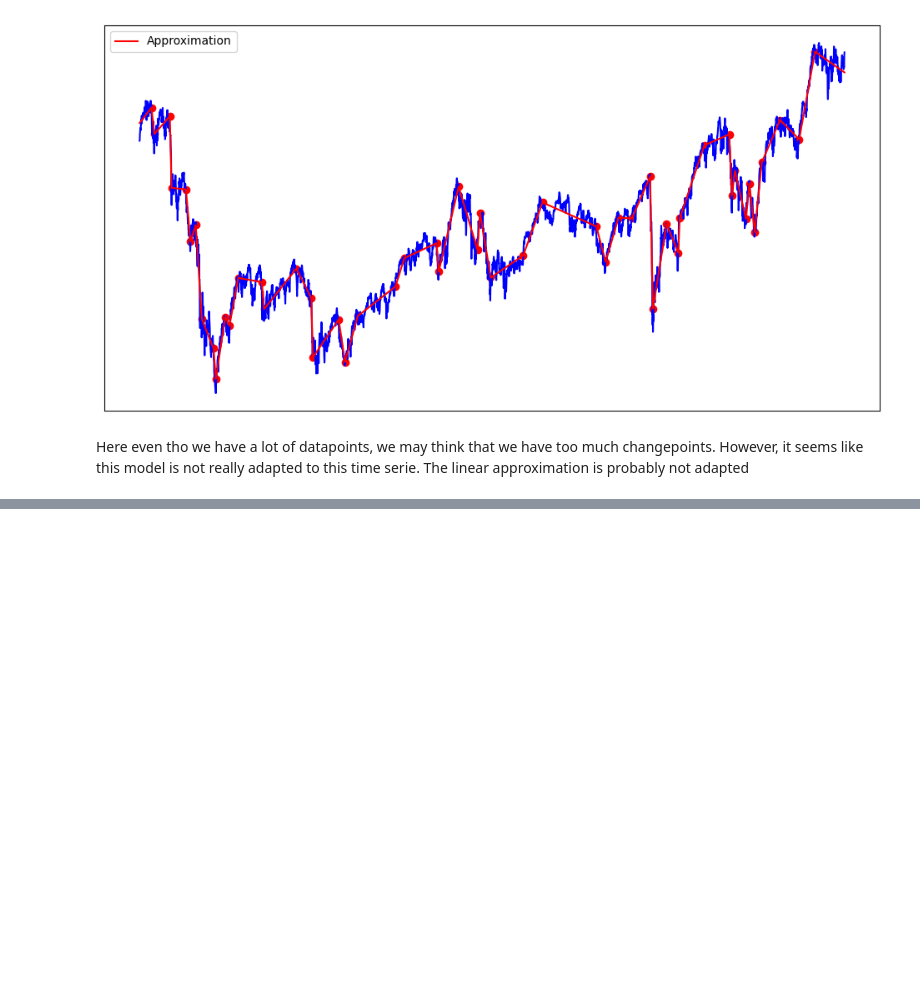
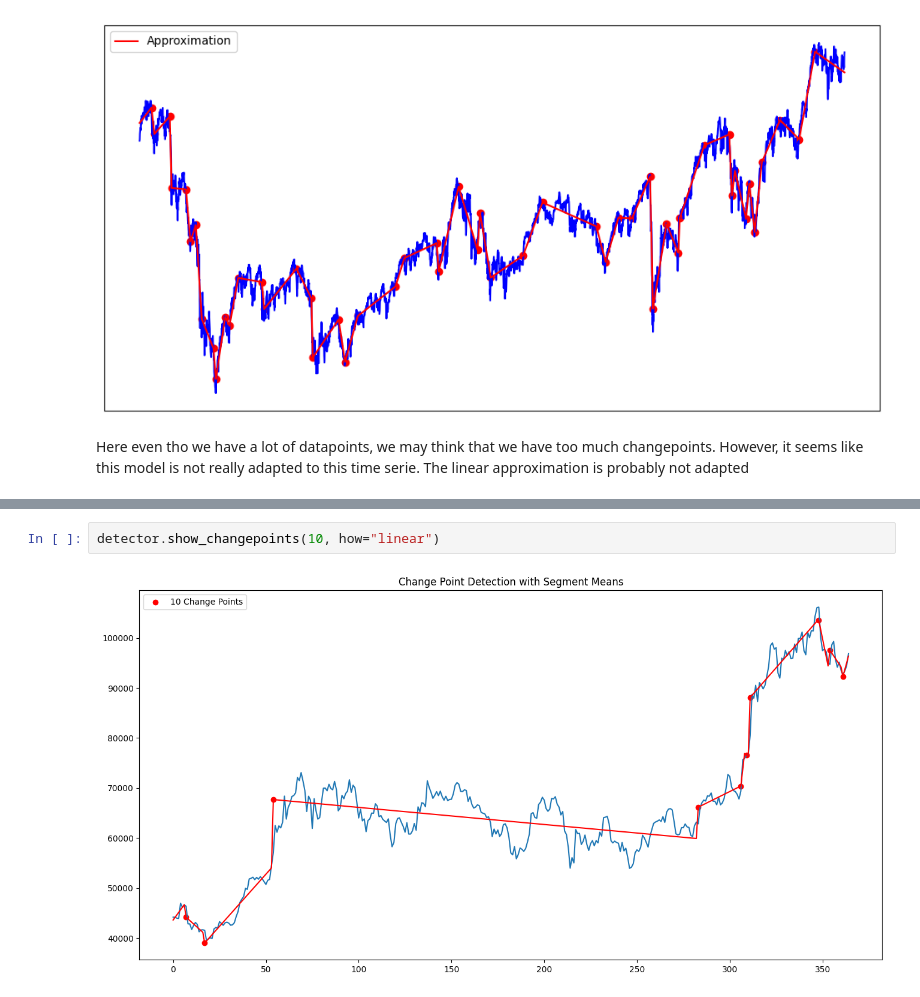
Before and after one commit to QMoayedpour/CPD_MVA, a Jupyter notebook: ntbk/main.ipynb, the cells around one changed output, grey strips where cells are left out. Saved outputs shown, nothing was run; the diff lists cells and outputs as text; blank space fills up the shorter version.

```diff
--- a/ntbk/main.ipynb
+++ b/ntbk/main.ipynb
@@ -383,0 +444,4 @@ Here even tho we have a lot of datapoints, we may think that we have too much ch
+# %%
+detector.show_changepoints(10, how="linear")
+# %% [output]
+[figure, added]
```
Also changed, not shown: parts of 6 cells of this notebook, 2 other files.
